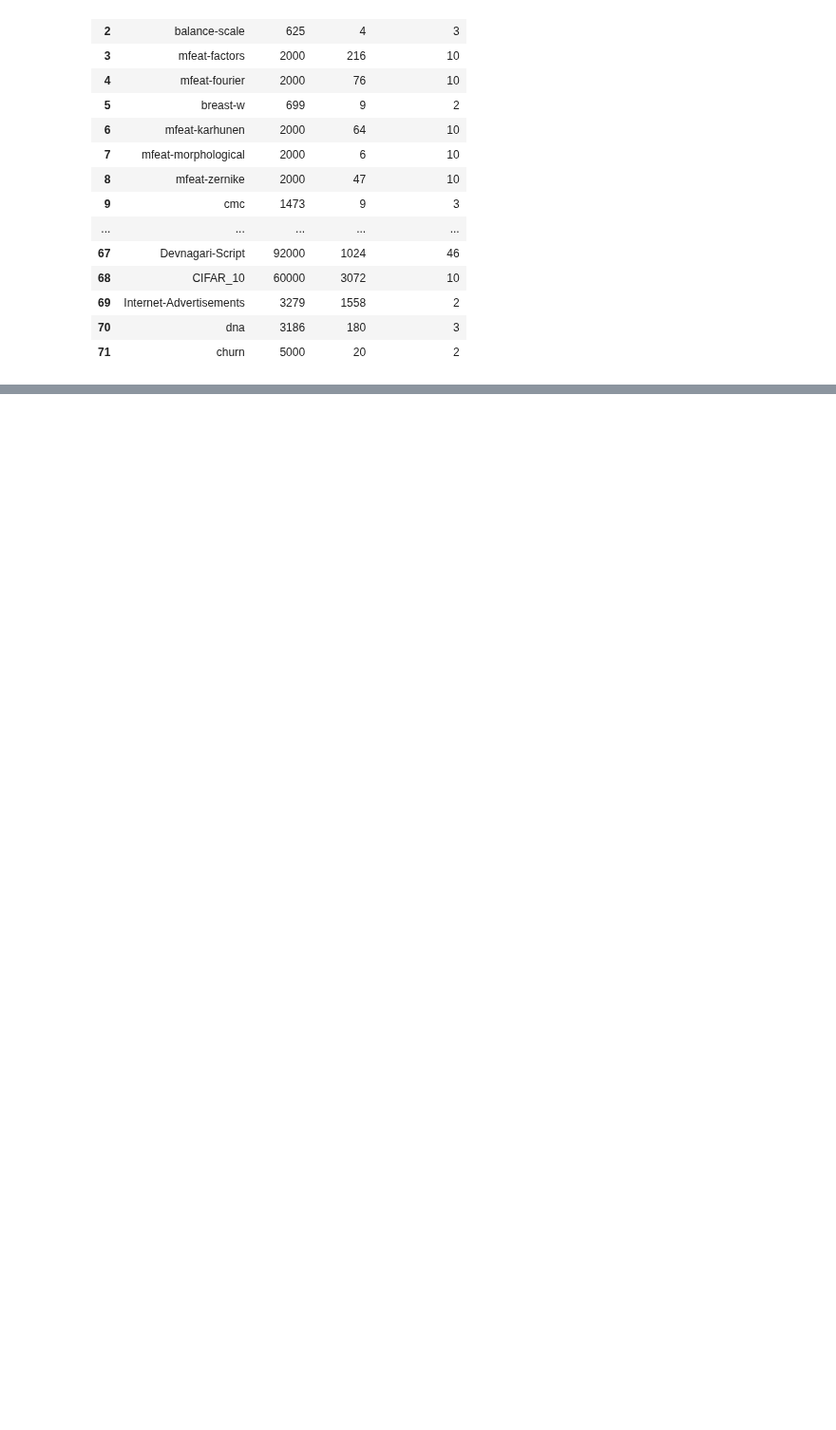
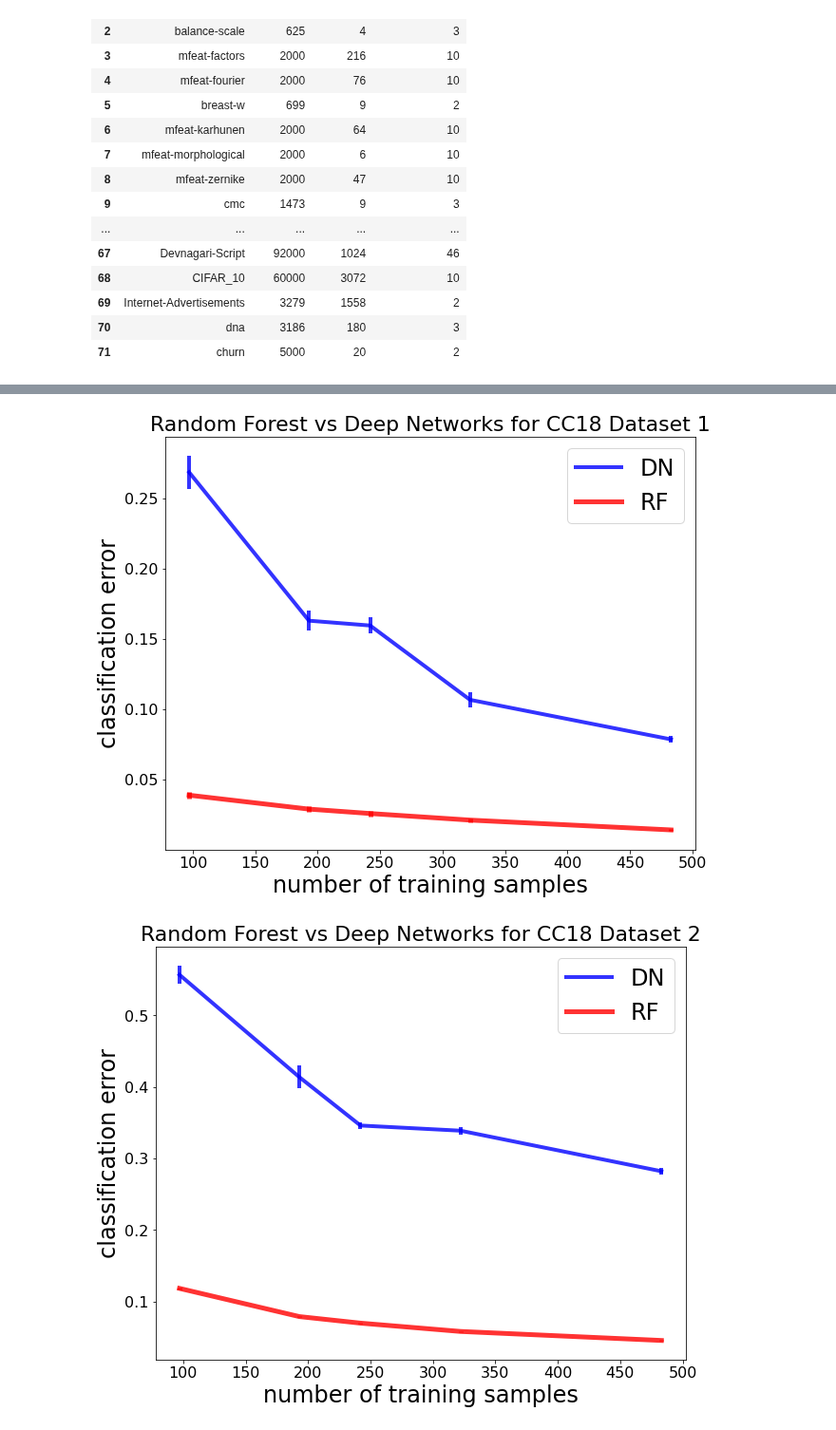
Before and after one commit to neurodata/df-dn-paper, a Jupyter notebook: cc18.ipynb, the cells around one changed output, grey strips where cells are left out. Shown at 95% size. Cells and saved outputs as stored; diff of their text form; code cells hidden in the pictures; blank space fills up the shorter version.

Commit message:
Extend to multiclass setting, run on multiple datasets

```diff
--- a/cc18.ipynb
+++ b/cc18.ipynb
@@ -583,0 +455,16 @@ ax.legend(handles, labels, prop={"size": 24})
+# %%
+all_datasets_1 = {}
+
+for dataset in range(12):
+    X_train, X_test, y_train, y_test = train_test_split(X_data_list[dataset],
+                                                        y_data_list[dataset], test_size=0.3, random_state=42)
+
+    training_sample_sizes = [round(X_train.shape[0]/5),round(X_train.shape[0]/2.5),
+                             round(X_train.shape[0]/2),round(X_train.shape[0]/1.5),
+                             X_train.shape[0]]
+    trials = 20
+
+    rf_evolution, dn_evolution = test_suite(X_train, y_train, X_test, y_test, training_sample_sizes, trials,
+                                           hidden_nodes=30)
+
+    all_datasets_1[dataset] = [rf_evolution, dn_evolution]
@@ -583,0 +496,47 @@ ax.legend(handles, labels, prop={"size": 24})
+# %%
+for key in all_datasets:
+    rf,dn = all_datasets[key][0],all_datasets[key][1]
+    dn_evolution_mean = np.mean(dn, axis=1)
+    rf_evolution_mean = np.mean(rf, axis=1)
+
+    yerr_dn = stats.sem(dn, axis=1)
+    yerr_rf = stats.sem(rf, axis=1)
+
+    fig = plt.figure(figsize=(10, 8))
+    ax = plt.subplot(111)
+
+    ax.errorbar(
+        training_sample_sizes,
+        dn_evolution_mean,
+        yerr=yerr_dn,
+        linewidth=4,
+        c="b",
+        alpha=0.8,
+        label="DN",
+    )
+    ax.errorbar(
+        training_sample_sizes,
+        rf_evolution_mean,
+        yerr=yerr_rf,
+        linewidth=5,
+        c="r",
+        alpha=0.8,
+        label="RF",
+    )
+
+    plt.xticks(fontsize=16)
+    plt.yticks(fontsize=16)
+
+    plt.xlabel("number of training samples", fontsize=24)
+    plt.ylabel("classification error", fontsize=24)
+    plt.title("Random Forest vs Deep Networks for CC18 Dataset " + str(key + 1), fontsize=22)
+
+    handles, labels = ax.get_legend_handles_labels()
+    handles = [h[0] for h in handles]
+    ax.legend(handles, labels, prop={"size": 24})
+
+    name = 'dataset_new' + str(key)
+    plt.savefig("/Users/elizabethloh/Desktop/github/rf-dn-paper/figures/" + name)
+# %% [output]
+[figure, added]
+[figure, added]
```
Also changed, not shown: parts of 17 cells of this notebook.
